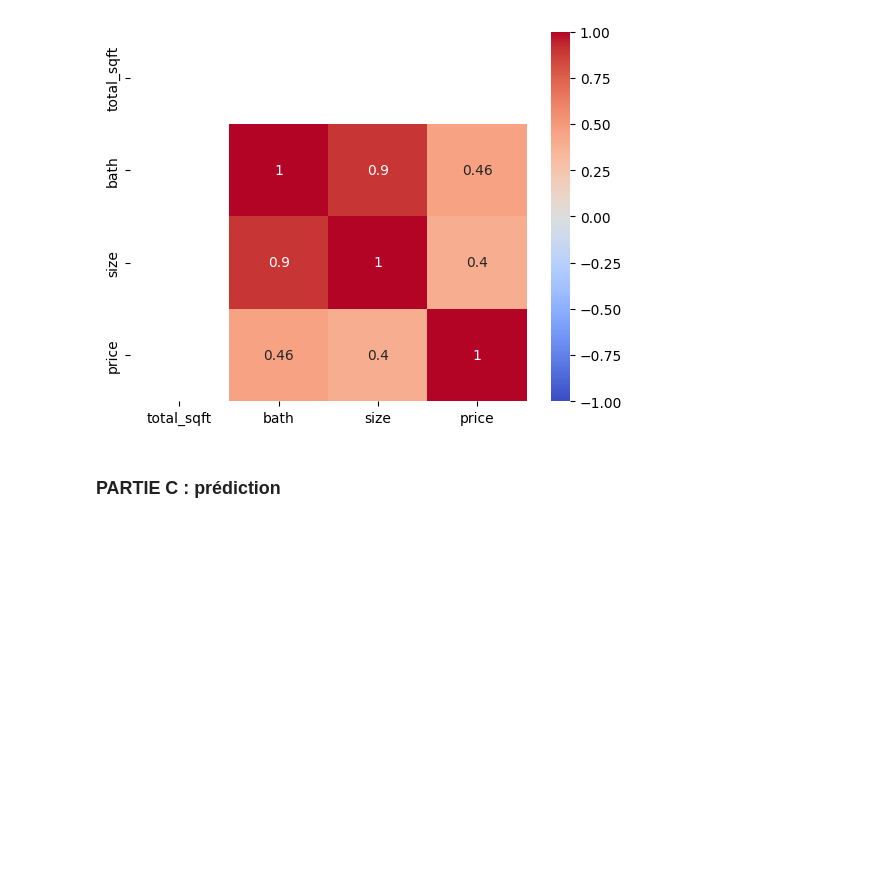
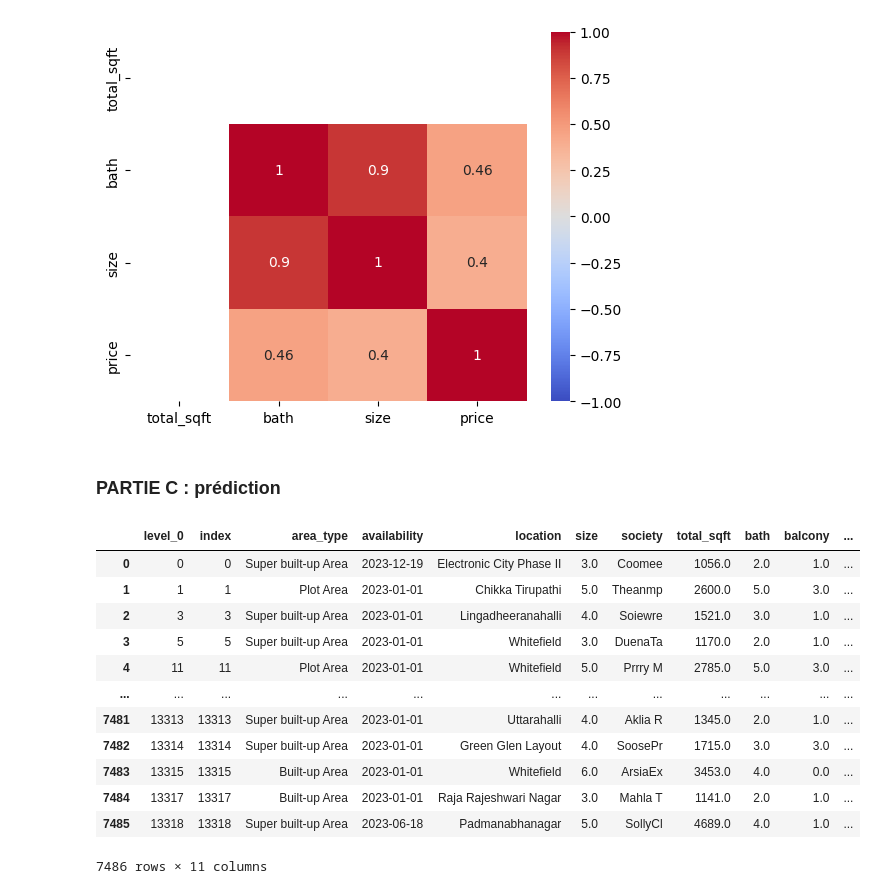
Before and after one commit to CloeCrdr/projet_data_2, a Jupyter notebook: project_data_2.ipynb, the cells around one changed output. Cells and saved outputs as stored; diff of their text form; code cells hidden in the pictures; blank space fills up the shorter version.

```diff
--- a/project_data_2.ipynb
+++ b/project_data_2.ipynb
@@ -261,3 +251,29 @@ corr_values.to_sql(name='correlation_matrix_values', con=engine, if_exists='repl
 [figure]
 # %% [markdown]
 ### PARTIE C : prédiction
+# %%
+import math
+from sklearn.model_selection import train_test_split
+from sklearn.linear_model import LinearRegression
+
+df = pd.read_sql('data_cleaned', engine.connect())
+df = df.dropna()
+
+df.to_sql('data_cleaned_3', engine, if_exists='replace')
+
+# afficher dans un tableau panda le contenu de la bdd
+pd.read_sql('data_cleaned_3', engine.connect())
+# %% [output]
+|  | level_0 | index | area_type | availability | location | size | society | total_sqft | bath | balcony | ... |
+| 0 | 0 | 0 | Super built-up Area | 2023-12-19 | Electronic City Phase II | 3.0 | Coomee | 1056.0 | 2.0 | 1.0 | ... |
+| 1 | 1 | 1 | Plot Area | 2023-01-01 | Chikka Tirupathi | 5.0 | Theanmp | 2600.0 | 5.0 | 3.0 | ... |
+| 2 | 3 | 3 | Super built-up Area | 2023-01-01 | Lingadheeranahalli | 4.0 | Soiewre | 1521.0 | 3.0 | 1.0 | ... |
+| 3 | 5 | 5 | Super built-up Area | 2023-01-01 | Whitefield | 3.0 | DuenaTa | 1170.0 | 2.0 | 1.0 | ... |
+| 4 | 11 | 11 | Plot Area | 2023-01-01 | Whitefield | 5.0 | Prrry M | 2785.0 | 5.0 | 3.0 | ... |
+| ... | ... | ... | ... | ... | ... | ... | ... | ... | ... | ... | ... |
+| 7481 | 13313 | 13313 | Super built-up Area | 2023-01-01 | Uttarahalli | 4.0 | Aklia R | 1345.0 | 2.0 | 1.0 | ... |
+| 7482 | 13314 | 13314 | Super built-up Area | 2023-01-01 | Green Glen Layout | 4.0 | SoosePr | 1715.0 | 3.0 | 3.0 | ... |
+| 7483 | 13315 | 13315 | Built-up Area | 2023-01-01 | Whitefield | 6.0 | ArsiaEx | 3453.0 | 4.0 | 0.0 | ... |
+| 7484 | 13317 | 13317 | Built-up Area | 2023-01-01 | Raja Rajeshwari Nagar | 3.0 | Mahla T | 1141.0 | 2.0 | 1.0 | ... |
+| 7485 | 13318 | 13318 | Super built-up Area | 2023-06-18 | Padmanabhanagar | 5.0 | SollyCl | 4689.0 | 4.0 | 1.0 | ... |
+7486 rows × 11 columns
```
Also changed, not shown: parts of 14 cells of this notebook, 1 other file.
